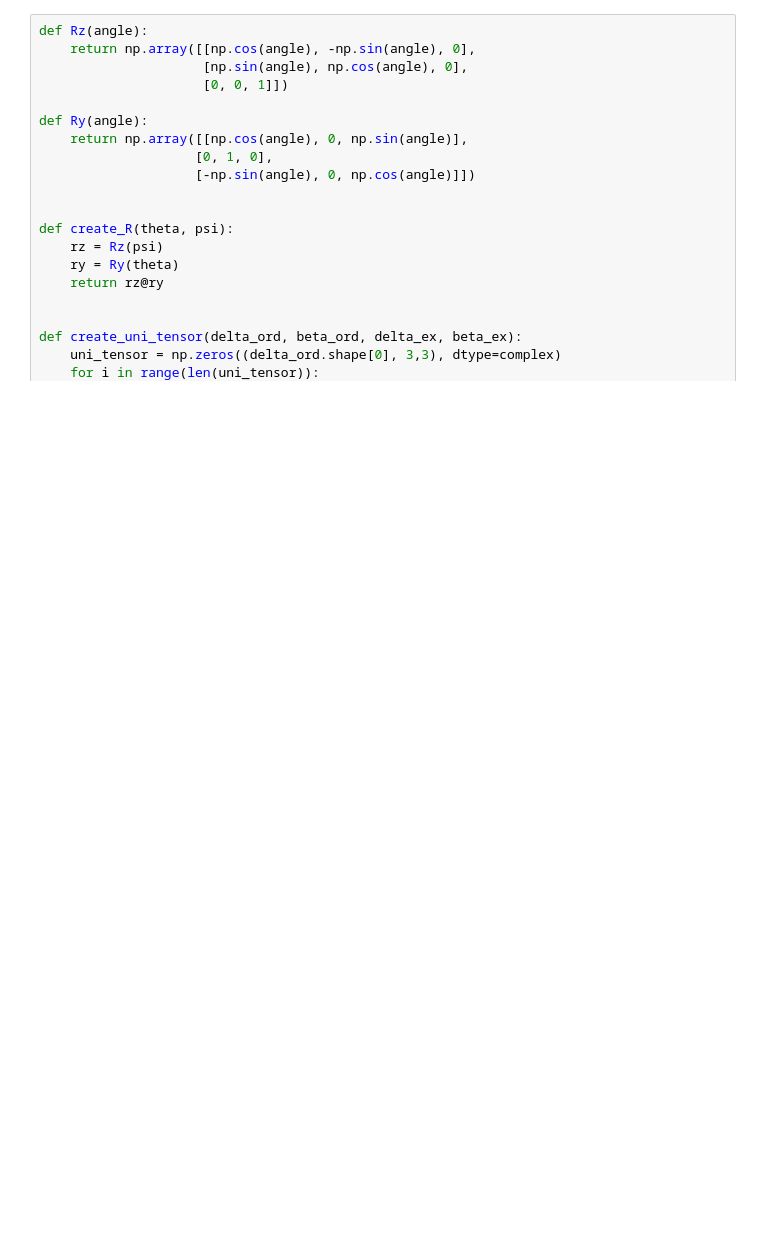
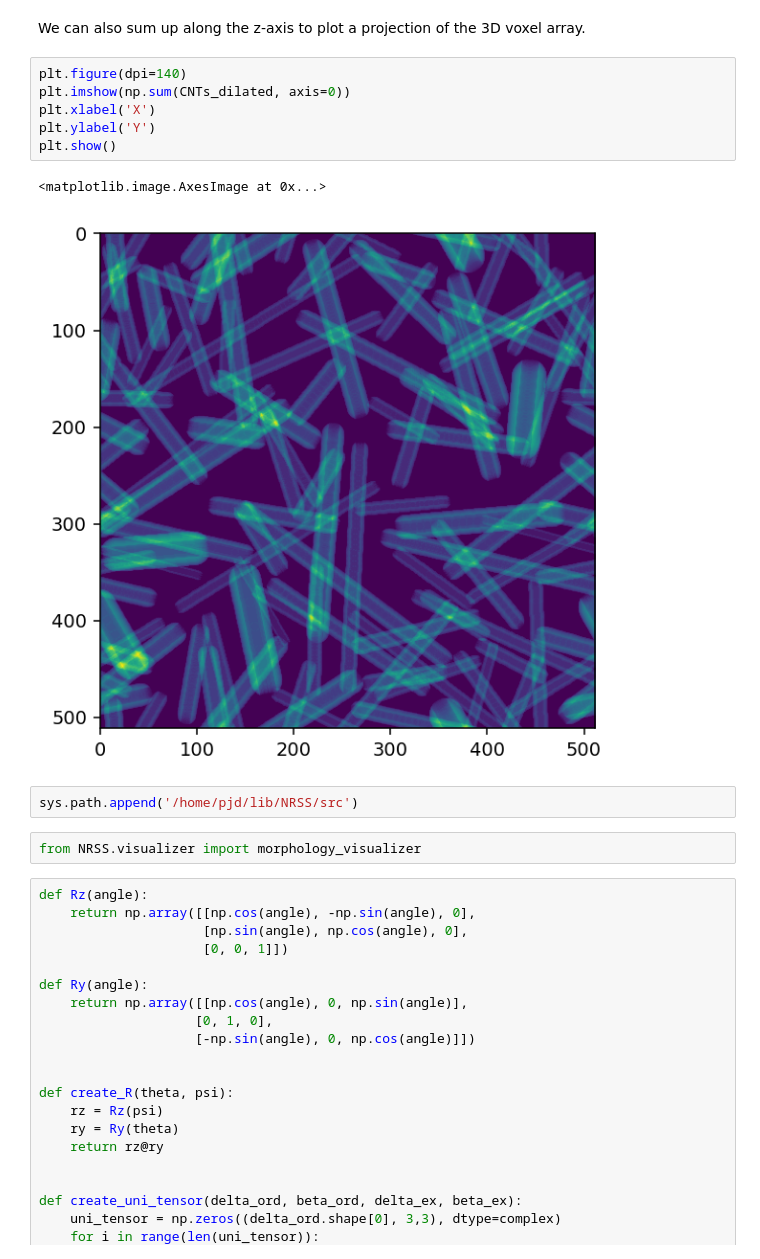
Before and after one commit to usnistgov/NRSS, a Jupyter notebook: src/NRSS_tutorials/MWCNTs/nb3_nrss.ipynb, the cells around one changed output. Cells and saved outputs as stored; diff of their text form; blank space fills up the shorter version.

```diff
--- a/src/NRSS_tutorials/MWCNTs/nb3_nrss.ipynb
+++ b/src/NRSS_tutorials/MWCNTs/nb3_nrss.ipynb
@@ -7,3 +102,18 @@ from fiberRSA.fiberRSA import create_all_fiber, upscale_all_fibers, dilate_all_p
+# %% [markdown]
+We can also sum up along the z-axis to plot a projection of the 3D voxel array.
+# %%
+plt.figure(dpi=140)
+plt.imshow(np.sum(CNTs_dilated, axis=0))
+plt.xlabel('X')
+plt.ylabel('Y')
+plt.show()
+# %% [output]
+<matplotlib.image.AxesImage at 0x...>
+[figure, added]
+# %%
+sys.path.append('/home/pjd/lib/NRSS/src')
+# %%
+from NRSS.visualizer import morphology_visualizer
 # %%
 def Rz(angle):
     return np.array([[np.cos(angle), -np.sin(angle), 0],
```
Also changed, not shown: parts of 21 cells of this notebook, 4 other files.
